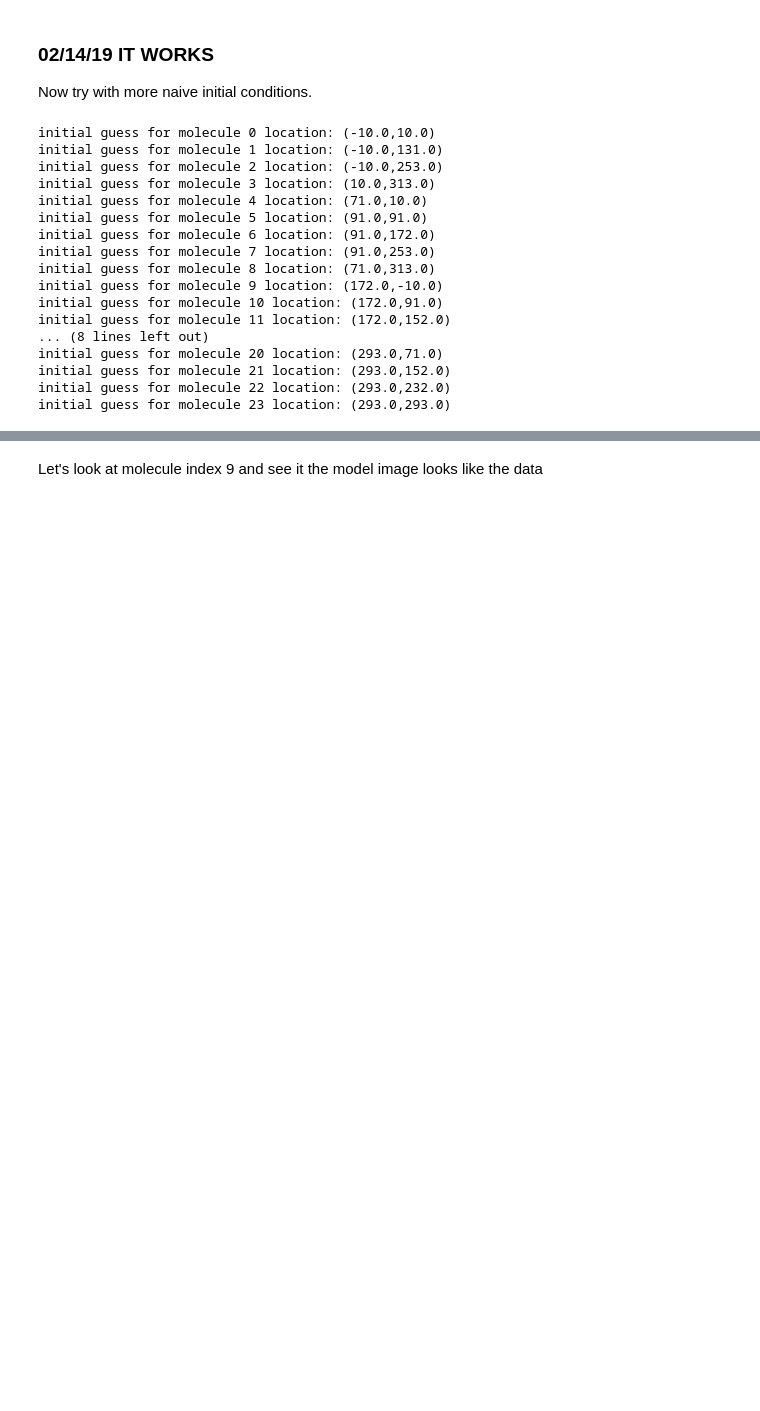
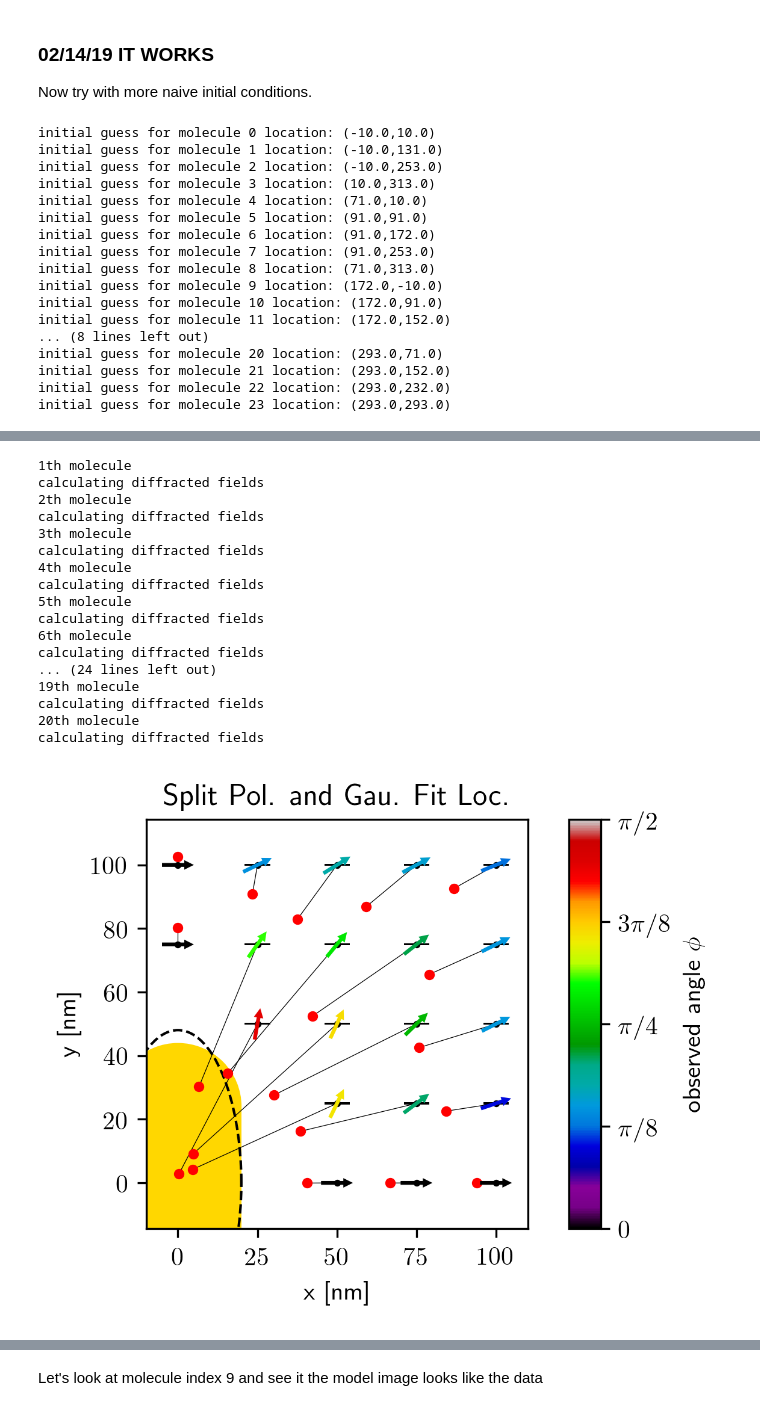
Before and after one commit to HarrisonGoldwyn/mispolarization, a Jupyter notebook: solving_problems/notebooks/fit_localization_from_BEM_fields.ipynb, the cells around one changed output, grey strips where cells are left out. Drawn from its saved outputs; the diff is of its cells as text; code cells hidden in the pictures; blank space fills up the shorter version.

```diff
--- a/solving_problems/notebooks/fit_localization_from_BEM_fields.ipynb
+++ b/solving_problems/notebooks/fit_localization_from_BEM_fields.ipynb
@@ -474,0 +536,25 @@ test_BEM_fit_instance_few_mol.plot_fit_results_as_quiver_map(simTestInst_few_mol
+# %%
+locations_100, angles_100 = fixed_ori_mol_placement(mol_grid_pts_1D=5, x_max=100, y_max=100)
+simTestInst_few_mol_h_100 = SimulatedExperiment(locations_100, mol_angle=0)
+simTestInst_few_mol_h_100.trial_images = simTestInst_few_mol_h_100.calculate_BEM_fields()
+
+simTestInst_few_mol_h_100.plot_mispol_map_wMisloc()
+# %% [output]
+1th molecule
+calculating diffracted fields
+2th molecule
+calculating diffracted fields
+3th molecule
+calculating diffracted fields
+4th molecule
+calculating diffracted fields
+5th molecule
+calculating diffracted fields
+6th molecule
+calculating diffracted fields
+... (24 lines left out)
+19th molecule
+calculating diffracted fields
+20th molecule
+calculating diffracted fields
+[figure, added]
```
Also changed, not shown: parts of 7 cells of this notebook, 1 other file.
